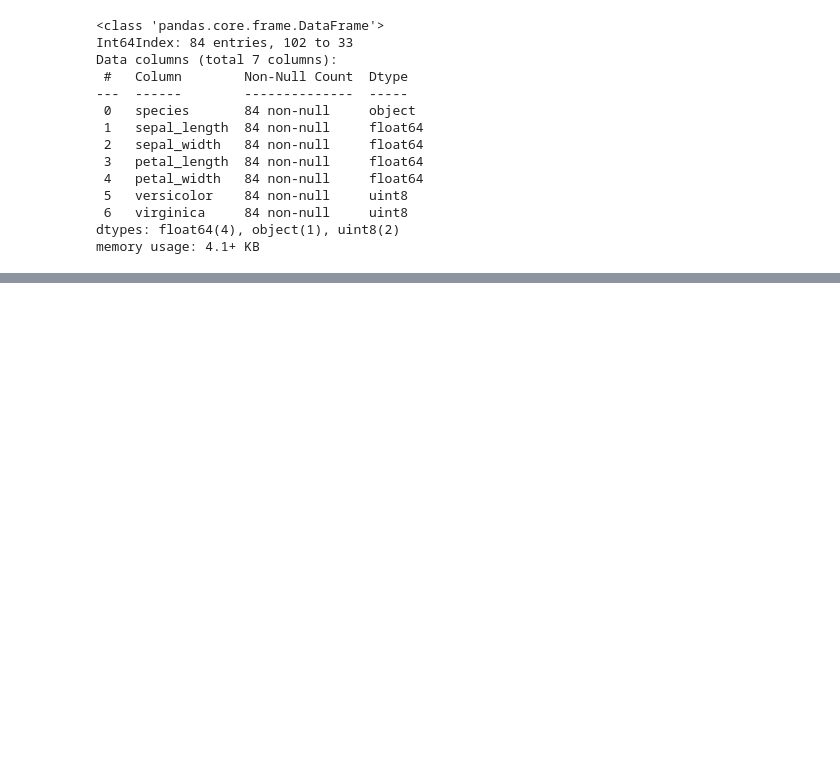
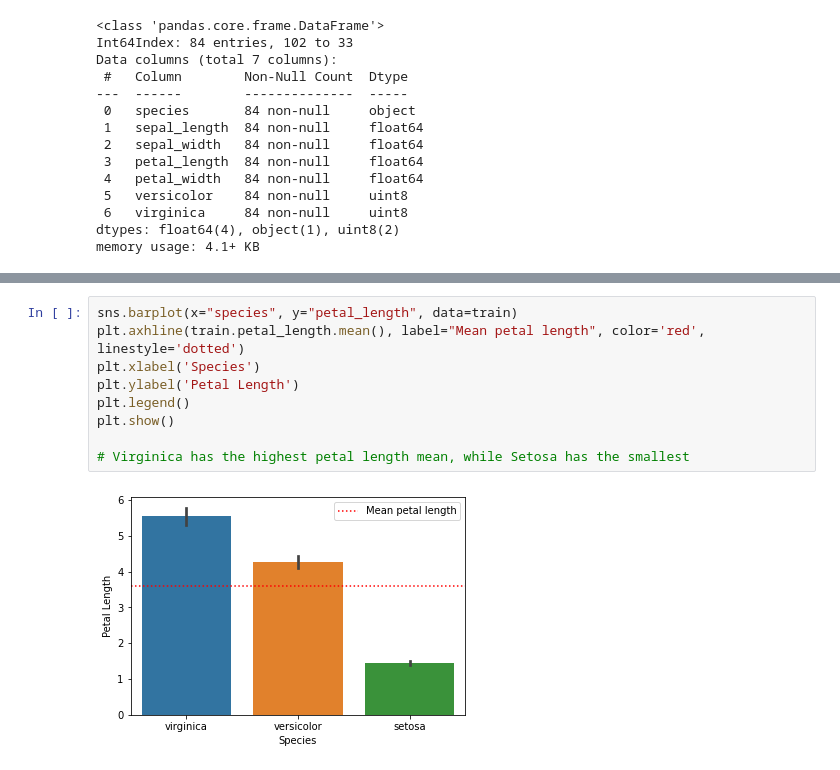
Before and after one commit to BraedenWright/classification-exercises, a Jupyter notebook: classification_exercises.ipynb, the cells around one changed output, grey strips where cells are left out. Drawn from its saved outputs; the diff is of its cells as text; blank space fills up the shorter version.

```diff
--- a/classification_exercises.ipynb
+++ b/classification_exercises.ipynb
@@ -924,0 +989,11 @@ TypeError: Horizontal orientation requires numeric `x` variable.
+# %%
+sns.barplot(x="species", y="petal_length", data=train)
+plt.axhline(train.petal_length.mean(), label="Mean petal length", color='red', linestyle='dotted')
+plt.xlabel('Species')
+plt.ylabel('Petal Length')
+plt.legend()
+plt.show()
+
+# Virginica has the highest petal length mean, while Setosa has the smallest
+# %% [output]
+[figure, added]
```
Also changed, not shown: parts of 23 cells of this notebook, 1 other file.
